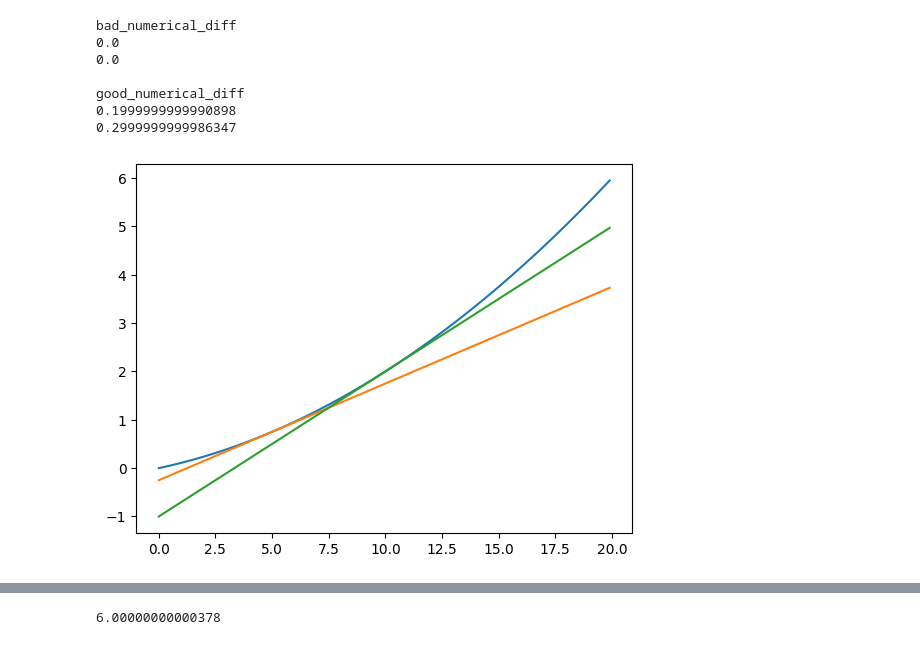
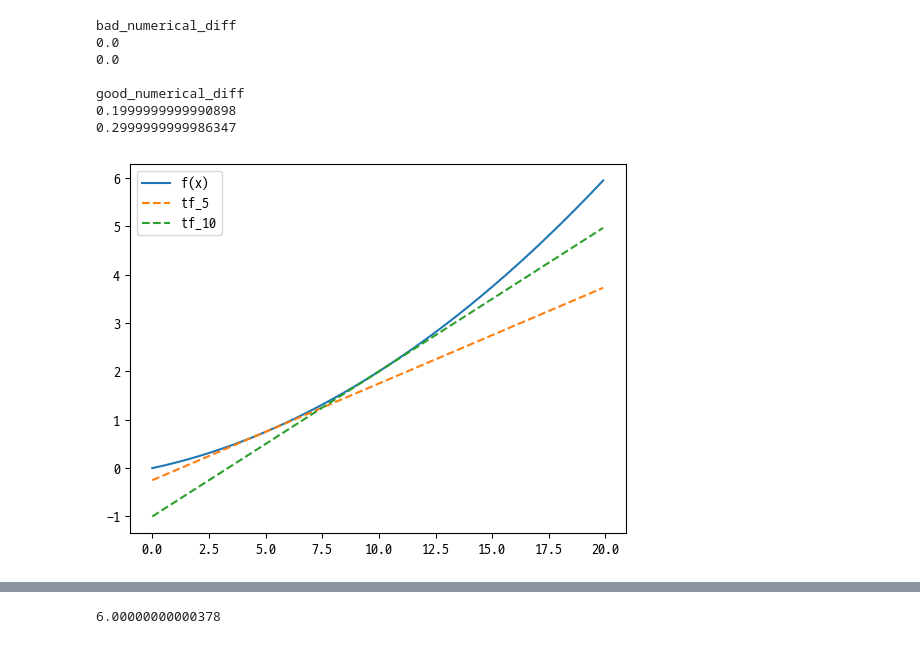
Before and after one commit to AnMyeongGyu/deep_learning_from_scratch, a Jupyter notebook: Chp4.ipynb, the cells around one changed output, grey strips where cells are left out. Saved outputs shown, nothing was run; the diff lists cells and outputs as text; code cells hidden in the pictures.

```diff
--- a/Chp4.ipynb
+++ b/Chp4.ipynb
@@ -132,20 +132,20 @@ good_numerical_diff
 # %%
 def tangent_line(f, x):
     d = good_numerical_diff(f, x)
     y = f(x) - d*x
     return lambda t: d*t + y
 
 tf_5 = tangent_line(function_1, 5)
 tf_10 = tangent_line(function_1, 10)
 y2 = tf_5(x)
 y3 = tf_10(x)
 
 plt.plot(x, y)
-plt.plot(x, y2)
-plt.plot(x, y3)
-ax.legend();
+plt.plot(x, y2, linestyle='--')
+plt.plot(x, y3, linestyle='--')
+plt.legend(['f(x)', 'tf_5', 'tf_10']);
 # %% [output]
-[figure, old version]
+[figure, new version]
 # %%
 # x0^2 + x1^2 graph
 import numpy as np
```
Also changed, not shown: parts of 8 cells of this notebook.
